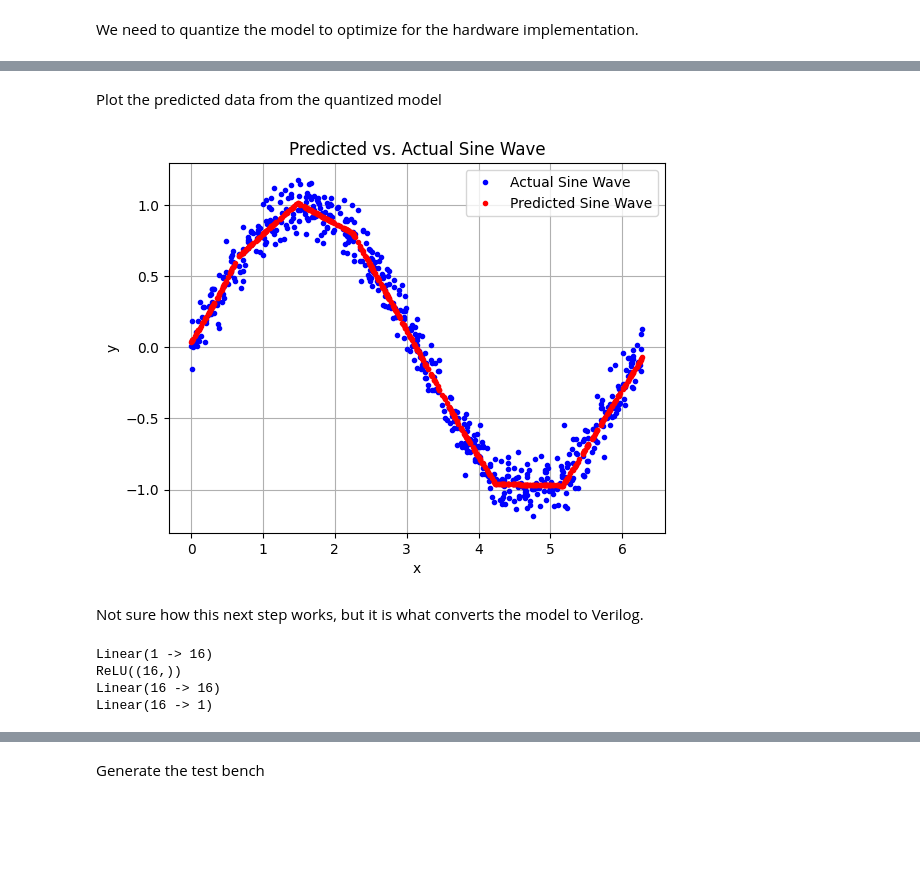
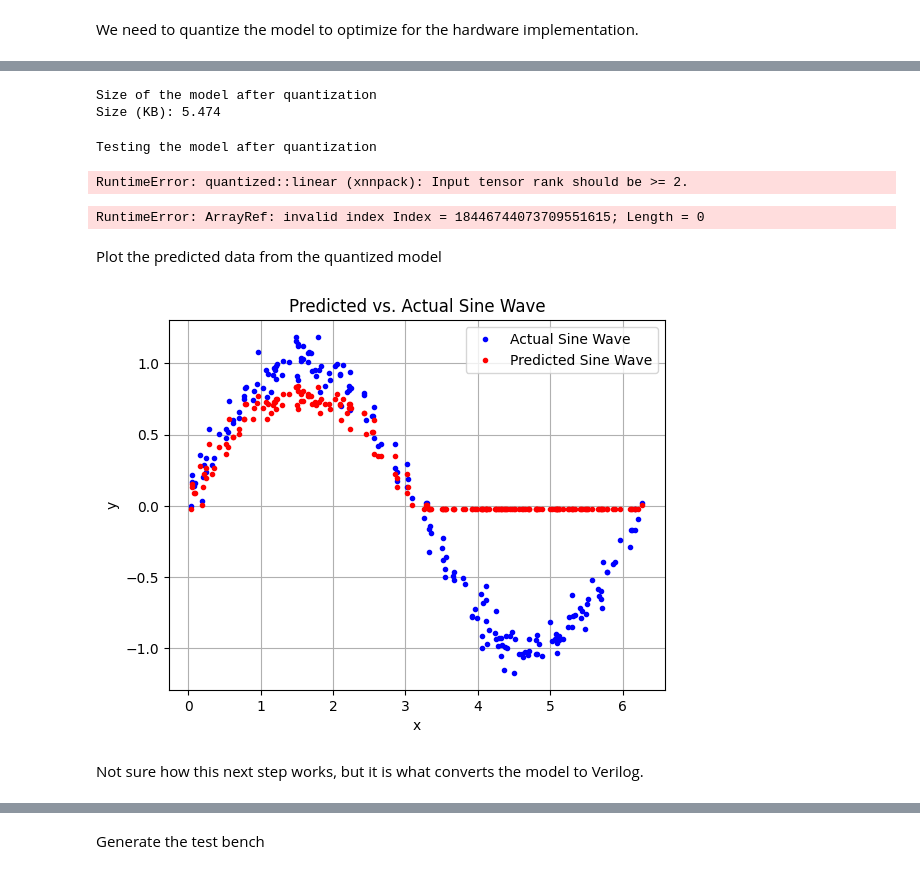
Before and after one commit to efabless/tt_ml_test, a Jupyter notebook: Pytorch_test.ipynb, the cells around one changed output, grey strips where cells are left out. Saved outputs shown, nothing was run; the diff lists cells and outputs as text; code cells hidden in the pictures; blank space fills up the shorter version.

```diff
--- a/Pytorch_test.ipynb
+++ b/Pytorch_test.ipynb
@@ -273,0 +269,30 @@ predicted_y_q = model_quantized(x_train)
+# %%
+# Quantization after training
+class QuantizedSinePredictor(nn.Sequential):
+  def __init__(self, input_size, hidden_size, output_size):
+    super(QuantizedSinePredictor, self).__init__()
+    self.quant = torch.quantization.QuantStub()
+    self.fc1 = nn.Linear(input_size, hidden_size)
+    self.relu = nn.ReLU()
+    self.fc2 = nn.Linear(hidden_size, hidden_size)
+    self.fc3 = nn.Linear(hidden_size, output_size)
+    self.dequant = torch.quantization.DeQuantStub()
+
+  def forward(self, x):
+    x = self.quant(x)
+    x = self.relu(self.fc1(x))
+    x = self.relu(self.fc2(x))
+    x = self.fc3(x)
+    x = self.dequant(x)
+    return x
+# %%
+# Prepare for quantization
+model_quantized = QuantizedSinePredictor (input_size, hidden_size, output_size)
+
+# Copy weights from unquantized model
+model_quantized.load_state_dict(model.state_dict())
+model_quantized.eval()
+
+model_quantized.qconfig = torch.ao.quantization.QConfig(torch.ao.quantization.MinMaxObserver.with_args(dtype=torch.qint8),torch.ao.quantization.default_weight_observer)
+model_quantized = torch.ao.quantization.prepare(model_quantized) # Insert observers
+model_quantized
@@ -273,0 +347,2 @@ predicted_y_q = model_quantized(x_train)
+# %%
+model_quantized = torch.ao.quantization.convert(model_quantized)
@@ -274,20 +409,37 @@ predicted_y_q = model_quantized(x_train)
+# %%
+print('Size of the model after quantization')
+print_size_of_model(model_quantized)
+# %% [output]
+Size of the model after quantization
+Size (KB): 5.474
+# %%
+print('Testing the model after quantization')
+test(model_quantized, x_train, y_train)
+# %% [output]
+Testing the model after quantization
+RuntimeError: quantized::linear (xnnpack): Input tensor rank should be >= 2.
+# %%
+model(torch.tensor(5.0))
+# %% [output]
+RuntimeError: ArrayRef: invalid index Index = 18446744073709551615; Length = 0
 # %% [markdown]
 Plot the predicted data from the quantized model
 # %%
 # Prepare data for plotting
+predicted_y_q = model_quantized(y_test)
 predicted_y_q_np = predicted_y_q.squeeze().detach().numpy()
 
 # Plotting
-plt.plot(x_train_np, y_train_np, '.b', label='Actual Sine Wave')
-plt.plot(x_train_np, predicted_y_q_np, '.r', label='Predicted Sine Wave')
+plt.plot(x_test_np, y_test_np, '.b', label='Actual Sine Wave')
+plt.plot(x_test_np, predicted_y_q_np, '.r', label='Predicted Sine Wave')
 plt.xlabel('x')
 plt.ylabel('y')
 plt.legend()
 plt.title('Predicted vs. Actual Sine Wave')
 plt.grid(True)
 plt.show()
 # %% [output]
-[figure, old version]
+[figure, new version]
 # %% [markdown]
 Not sure how this next step works, but it is what converts the model to Verilog.
 # %%
@@ -297,10 +449,5 @@ model_converter.forward_range([[1.0, 100.0]])
 # %%
 print(model_converter)
 verilog = model_converter.emit()
-# %% [output]
-Linear(1 -> 16)
-ReLU((16,))
-Linear(16 -> 16)
-Linear(16 -> 1)
 # %%
 print(verilog)
```
Also changed, not shown: parts of 21 cells of this notebook.
